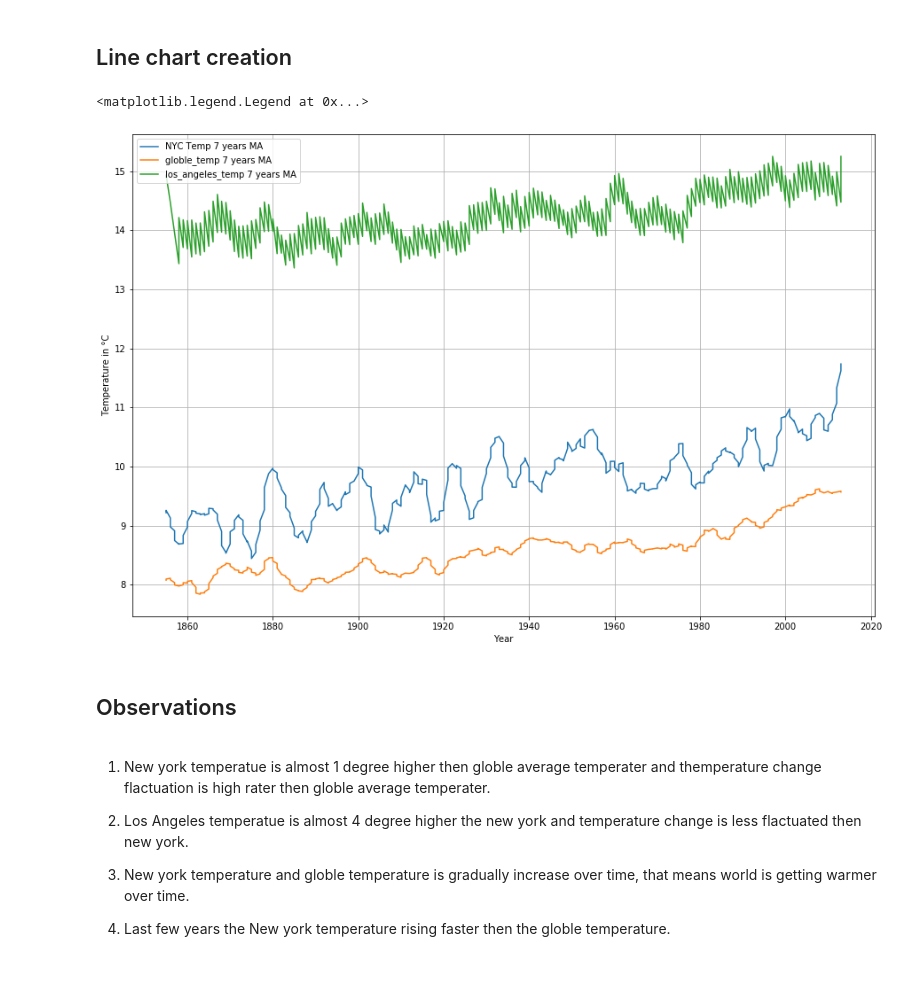
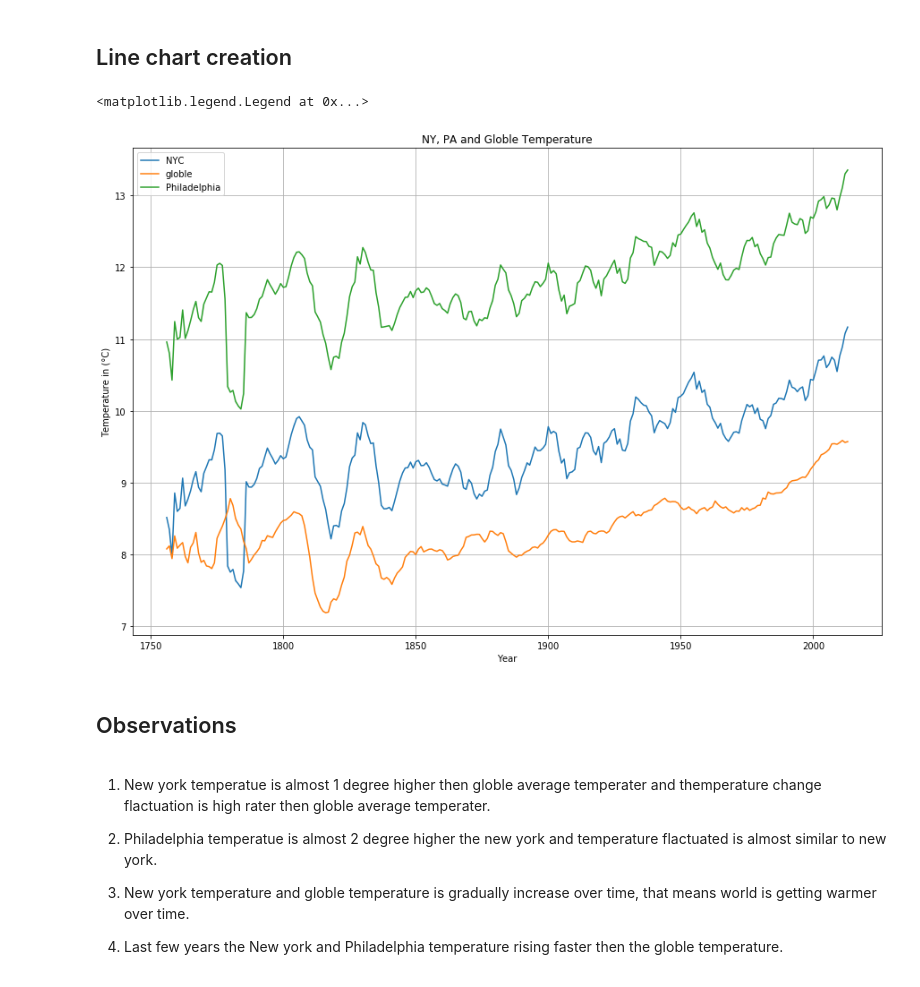
Before and after one commit to sharifmia091/Exploring-Weather-Trends, a Jupyter notebook: Project 1.ipynb, the cells around one changed output. Drawn from its saved outputs; the diff is of its cells as text; code cells hidden in the pictures.

```diff
--- a/Project 1.ipynb
+++ b/Project 1.ipynb
@@ -45,8 +45,8 @@ f_result.head()
 # %%
 f_result['new_york_temp']=f_result['avg_temp_x']
-f_result['los_angeles_temp']=f_result['avg_temp_y']
+f_result['Philadelphia_temp']=f_result['avg_temp_y']
 f_result['globle_temp'] = f_result['avg_temp']
 # %%
-select = ['year', 'new_york_temp', 'los_angeles_temp', 'globle_temp']
+select = ['year', 'new_york_temp', 'Philadelphia_temp', 'globle_temp']
 # %%
 temp_comp= f_result[select]
@@ -54,0 +57,3 @@ temp_comp= f_result[select]
+# %%
+temp_comp['new_york_temp'].fillna(temp_comp['new_york_temp'].mean(), inplace=True)
+temp_comp['Philadelphia_temp'].fillna(temp_comp['Philadelphia_temp'].mean(), inplace=True)
@@ -55,6 +65,6 @@ temp_comp= f_result[select]
 # %%
 temp_comp['new_york_temp_7MA']= temp_comp['new_york_temp'].rolling(7).mean()
-temp_comp['los_angeles_temp_7MA']= temp_comp['los_angeles_temp'].rolling(7).mean()
+temp_comp['Philadelphia_temp_7MA']= temp_comp['Philadelphia_temp'].rolling(7).mean()
 temp_comp['globle_temp_7MA']= temp_comp['globle_temp'].rolling(7).mean()
 # %% [output]
 A value is trying to be set on a copy of a slice from a DataFrame.
@@ -97,23 +87,23 @@ temp_comp.head(20)
 # %%
 plt.figure(figsize=(15,10))
 plt.grid(True)
-plt.plot(temp_comp['year'],temp_comp['new_york_temp_7MA'], label="NYC Temp 7 years MA")
-plt.plot(temp_comp['year'],temp_comp['globle_temp_7MA'], label="globle_temp 7 years MA")
-plt.plot(temp_comp['year'],temp_comp['los_angeles_temp_7MA'], label="los_angeles_temp 7 years MA")
+plt.plot(temp_comp['year'],temp_comp['new_york_temp_7MA'], label="NYC")
+plt.plot(temp_comp['year'],temp_comp['globle_temp_7MA'], label="globle")
+plt.plot(temp_comp['year'],temp_comp['Philadelphia_temp_7MA'], label="Philadelphia")
 plt.xlabel('Year')
-plt.ylabel('Temperature in °C')
-
+plt.ylabel('Temperature in (°C)')
+plt.title('NY, PA and Globle Temperature')
 plt.legend(loc=2)
 # %% [output]
 <matplotlib.legend.Legend at 0x...>
-[figure, old version]
+[figure, new version]
 # %% [markdown]
 ## Observations
 # %% [markdown]
 1. New york temperatue is almost 1 degree higher then globle average temperater and themperature change flactuation is high rater then globle average temperater.
 
-2. Los Angeles temperatue is  almost 4 degree higher the new york and temperature change is less flactuated then new york.
+2. Philadelphia temperatue is  almost 2 degree higher the new york and temperature  flactuated is almost similar to  new york.
 
 3. New york temperature and globle temperature is gradually increase over time, that means world is getting warmer over time.
 
-4. Last few years the New york temperature rising faster then the globle temperature.
+4. Last few years  the New york  and Philadelphia temperature rising faster then the globle temperature.
```
Also changed, not shown: parts of 8 cells of this notebook.
